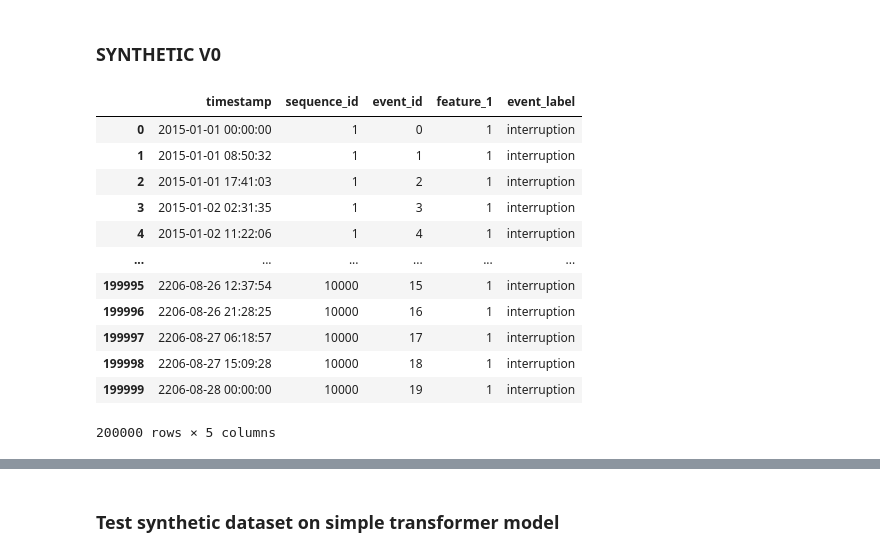
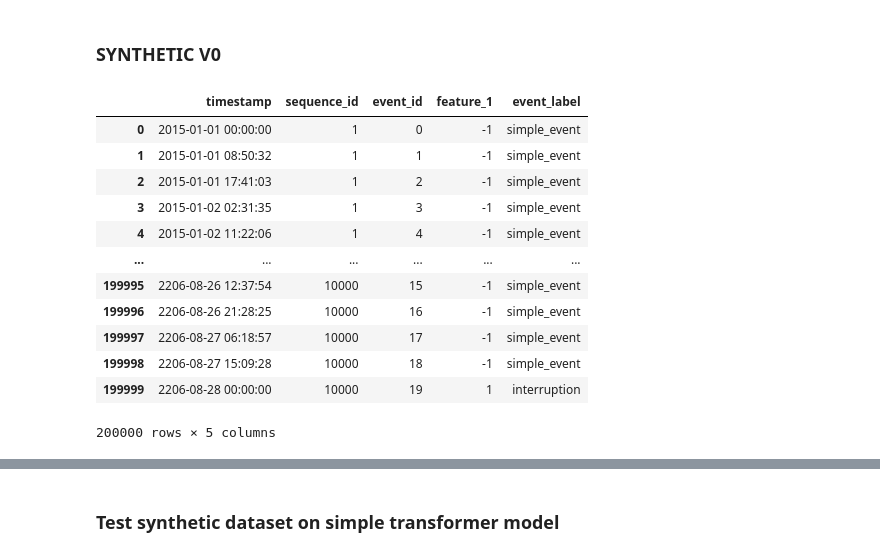
Before and after one commit to filipols/Master-thesis, a Jupyter notebook: notebooks/load_datasets.ipynb, the cells around one changed output, grey strips where cells are left out. Saved outputs shown, nothing was run; the diff lists cells and outputs as text; code cells hidden in the pictures.

Commit message:
random small changes

```diff
--- a/notebooks/load_datasets.ipynb
+++ b/notebooks/load_datasets.ipynb
@@ -1903,55 +1903,59 @@ eneryield_ecom_subjects.to_csv('/home/filip-marcus/ESGPT_test/data/eneryield_eco
 # %%
 import numpy as np
 
-num_event_seq = 10000  # Number of sequences
-num_events = 20        # Number of events per sequence
-sequence_duration = pd.Timedelta(weeks=1)  # Each sequence lasts exactly one week
+num_event_seq = 10000
+num_events = 20
+sequence_duration = pd.Timedelta(weeks=1)
 
 # Generate start timestamps (each sequence starts right after the previous one)
-start_dates = [pd.Timestamp("2015-01-01")]  # First sequence starts on 2015-01-01
+start_dates = [pd.Timestamp("2015-01-01")]
 
 for _ in range(1, num_event_seq):
     start_dates.append(start_dates[-1] + sequence_duration)  # Each sequence starts after the previous one
 
-# Create timestamps for each sequence (20 events within the 7-day span)
 timestamps = []
 sequence_ids = []
 
 for seq_id, start_date in enumerate(start_dates, 1):
     event_times = pd.date_range(start=start_date, end=start_date+sequence_duration, periods=num_events).round('S')  # 20 events per week
     timestamps.extend(event_times)
     sequence_ids.extend([seq_id] * num_events)
 
 df = pd.DataFrame({"timestamp": timestamps, "sequence_id": sequence_ids})
 
 # Assign event_id (resets for each sequence)
 df["event_id"] = df.groupby("sequence_id").cumcount()
 
 # Initialize columns
-df["feature_1"] = -1 #np.random.normal(0,0.5,size=len(df))
+df["feature_1"] = -1
 df["event_label"] = "simple_event"
+
 
 for event_seq in range(num_event_seq):
     interruption = np.random.choice([True, False])
 
     if interruption:
         start_idx = event_seq*num_events
         end_idx = start_idx + num_events
 
-        df.iloc[start_idx:end_idx, 3] = 1 #np.random.normal(10,0.5)
-        df.iloc[start_idx:end_idx, 4] = "interruption"
+        df.iloc[end_idx-1, 3] = 1 #np.random.normal(10,0.5)
+        df.iloc[end_idx-1, 4] = "interruption"
+
+
+
+pd.set_option('display.max_rows', 10)
 df
 # %% [output]
 |  | timestamp | sequence_id | event_id | feature_1 | event_label |
-| 0 | 2015-01-01 00:00:00 | 1 | 0 | 1 | interruption |
-| 1 | 2015-01-01 08:50:32 | 1 | 1 | 1 | interruption |
-| 2 | 2015-01-01 17:41:03 | 1 | 2 | 1 | interruption |
-| 3 | 2015-01-02 02:31:35 | 1 | 3 | 1 | interruption |
-| 4 | 2015-01-02 11:22:06 | 1 | 4 | 1 | interruption |
+| 0 | 2015-01-01 00:00:00 | 1 | 0 | -1 | simple_event |
+| 1 | 2015-01-01 08:50:32 | 1 | 1 | -1 | simple_event |
+| 2 | 2015-01-01 17:41:03 | 1 | 2 | -1 | simple_event |
+| 3 | 2015-01-02 02:31:35 | 1 | 3 | -1 | simple_event |
+| 4 | 2015-01-02 11:22:06 | 1 | 4 | -1 | simple_event |
 | ... | ... | ... | ... | ... | ... |
-| 199995 | 2206-08-26 12:37:54 | 10000 | 15 | 1 | interruption |
-| 199996 | 2206-08-26 21:28:25 | 10000 | 16 | 1 | interruption |
-| 199997 | 2206-08-27 06:18:57 | 10000 | 17 | 1 | interruption |
-| 199998 | 2206-08-27 15:09:28 | 10000 | 18 | 1 | interruption |
+| 199995 | 2206-08-26 12:37:54 | 10000 | 15 | -1 | simple_event |
+| 199996 | 2206-08-26 21:28:25 | 10000 | 16 | -1 | simple_event |
+| 199997 | 2206-08-27 06:18:57 | 10000 | 17 | -1 | simple_event |
+| 199998 | 2206-08-27 15:09:28 | 10000 | 18 | -1 | simple_event |
 | 199999 | 2206-08-28 00:00:00 | 10000 | 19 | 1 | interruption |
 200000 rows × 5 columns
```
Also changed, not shown: parts of 4 cells of this notebook, 3 other files.
